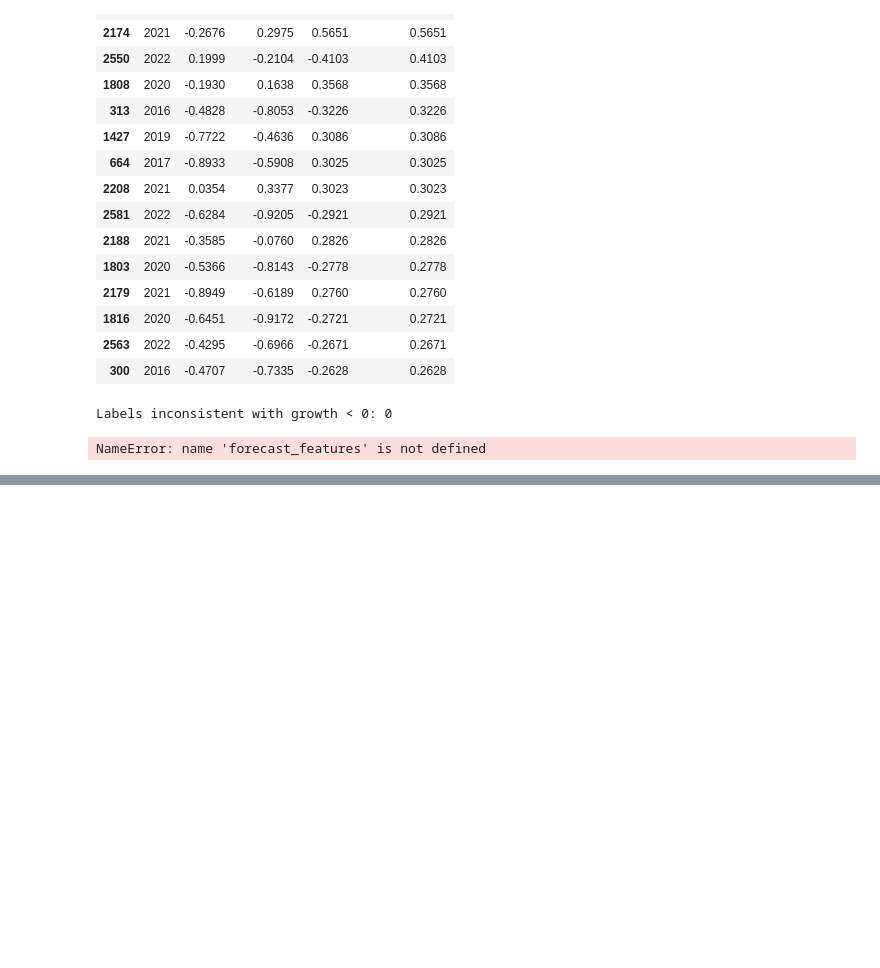
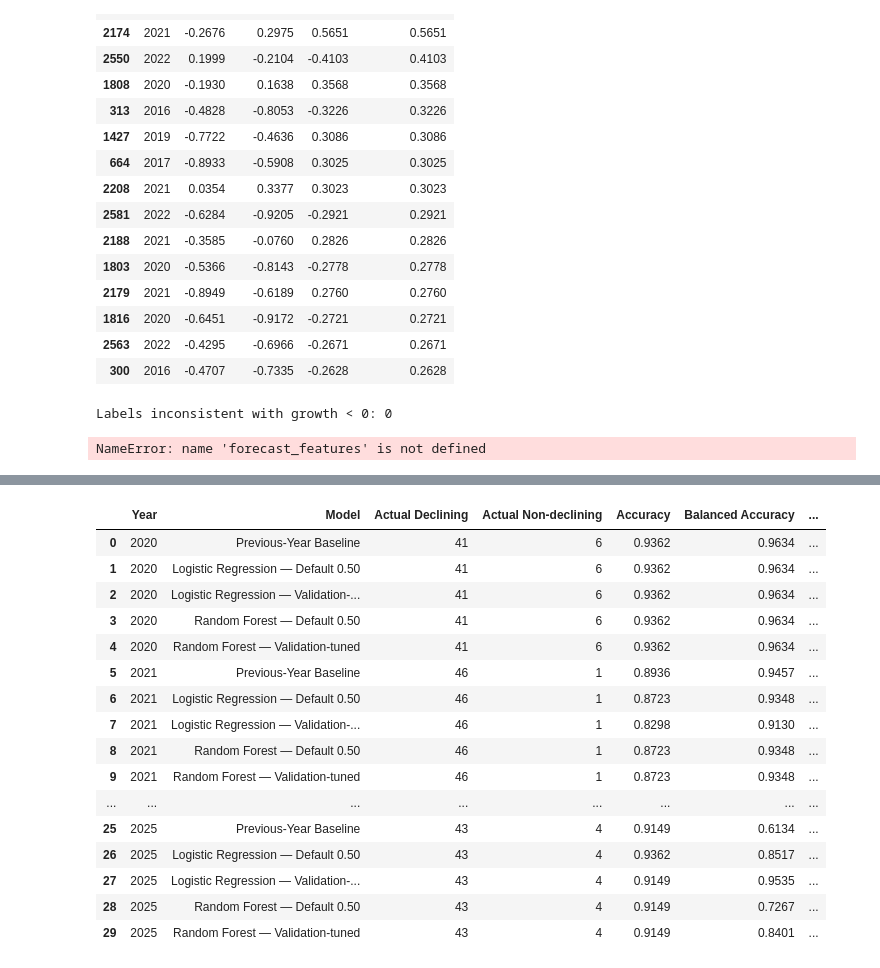
Before and after one commit to Soumil-Tewari/Japan-Population-Analysis-by-Prefectures, a Jupyter notebook: 01_analysis.ipynb, the cells around one changed output, grey strips where cells are left out. Saved outputs shown, nothing was run; the diff lists cells and outputs as text; code cells hidden in the pictures; blank space fills up the shorter version.

Commit message:
Implement code changes to enhance functionality and improve performance

```diff
--- a/01_analysis.ipynb
+++ b/01_analysis.ipynb
@@ -4615,0 +5695,80 @@ NameError: name 'forecast_features' is not defined
+# %%
+import numpy as np
+import pandas as pd
+
+from sklearn.metrics import (
+    accuracy_score,
+    balanced_accuracy_score,
+    recall_score,
+    f1_score
+)
+
+# Assemble actual labels and predictions for each test year
+yearly_clf_df = test[
+    ["Time", "Population Decline", "Previous-Year Decline"]
+].copy()
+
+yearly_clf_df = yearly_clf_df.rename(
+    columns={"Population Decline": "Actual"}
+)
+
+yearly_clf_df["Previous-Year Baseline"] = (
+    yearly_clf_df["Previous-Year Decline"].astype(int)
+)
+
+for model_name, predicted in test_predictions.items():
+    yearly_clf_df[model_name] = predicted
+
+# Calculate metrics separately for each year and model
+records = []
+
+model_columns = [
+    "Previous-Year Baseline",
+    *test_predictions.keys()
+]
+
+for year, group in yearly_clf_df.groupby("Time"):
+    actual = group["Actual"].astype(int)
+
+    for model_name in model_columns:
+        predicted = group[model_name].astype(int)
+
+        records.append({
+            "Year": int(year),
+            "Model": model_name,
+            "Actual Declining": int((actual == 1).sum()),
+            "Actual Non-declining": int((actual == 0).sum()),
+            "Accuracy": accuracy_score(actual, predicted),
+            "Balanced Accuracy": balanced_accuracy_score(
+                actual, predicted
+            ),
+            "Recall — No Decline": recall_score(
+                actual, predicted, pos_label=0,
+                zero_division=0
+            ),
+            "Recall — Decline": recall_score(
+                actual, predicted, pos_label=1,
+                zero_division=0
+            ),
+            "F1 — Decline": f1_score(
+                actual, predicted, pos_label=1,
+                zero_division=0
+            )
+        })
+
+yearly_classification_metrics = pd.DataFrame(records)
+
+print("YEAR-BY-YEAR CLASSIFICATION PERFORMANCE")
+display(
+    yearly_classification_metrics.round(4)
+)
+
+print("\nBALANCED ACCURACY BY YEAR")
+display(
+    yearly_classification_metrics.pivot(
+        index="Year",
+        columns="Model",
+        values="Balanced Accuracy"
+    ).round(4)
+)
+# %% [output]
@@ -4615,0 +5776,17 @@ NameError: name 'forecast_features' is not defined
+|  | Year | Model | Actual Declining | Actual Non-declining | Accuracy | Balanced Accuracy | ... |
+| 0 | 2020 | Previous-Year Baseline | 41 | 6 | 0.9362 | 0.9634 | ... |
+| 1 | 2020 | Logistic Regression — Default 0.50 | 41 | 6 | 0.9362 | 0.9634 | ... |
+| 2 | 2020 | Logistic Regression — Validation-... | 41 | 6 | 0.9362 | 0.9634 | ... |
+| 3 | 2020 | Random Forest — Default 0.50 | 41 | 6 | 0.9362 | 0.9634 | ... |
+| 4 | 2020 | Random Forest — Validation-tuned | 41 | 6 | 0.9362 | 0.9634 | ... |
+| 5 | 2021 | Previous-Year Baseline | 46 | 1 | 0.8936 | 0.9457 | ... |
+| 6 | 2021 | Logistic Regression — Default 0.50 | 46 | 1 | 0.8723 | 0.9348 | ... |
+| 7 | 2021 | Logistic Regression — Validation-... | 46 | 1 | 0.8298 | 0.9130 | ... |
+| 8 | 2021 | Random Forest — Default 0.50 | 46 | 1 | 0.8723 | 0.9348 | ... |
+| 9 | 2021 | Random Forest — Validation-tuned | 46 | 1 | 0.8723 | 0.9348 | ... |
+| ... | ... | ... | ... | ... | ... | ... | ... |
+| 25 | 2025 | Previous-Year Baseline | 43 | 4 | 0.9149 | 0.6134 | ... |
+| 26 | 2025 | Logistic Regression — Default 0.50 | 43 | 4 | 0.9362 | 0.8517 | ... |
+| 27 | 2025 | Logistic Regression — Validation-... | 43 | 4 | 0.9149 | 0.9535 | ... |
+| 28 | 2025 | Random Forest — Default 0.50 | 43 | 4 | 0.9149 | 0.7267 | ... |
+| 29 | 2025 | Random Forest — Validation-tuned | 43 | 4 | 0.9149 | 0.8401 | ... |
```
Also changed, not shown: parts of 5 cells of this notebook.
